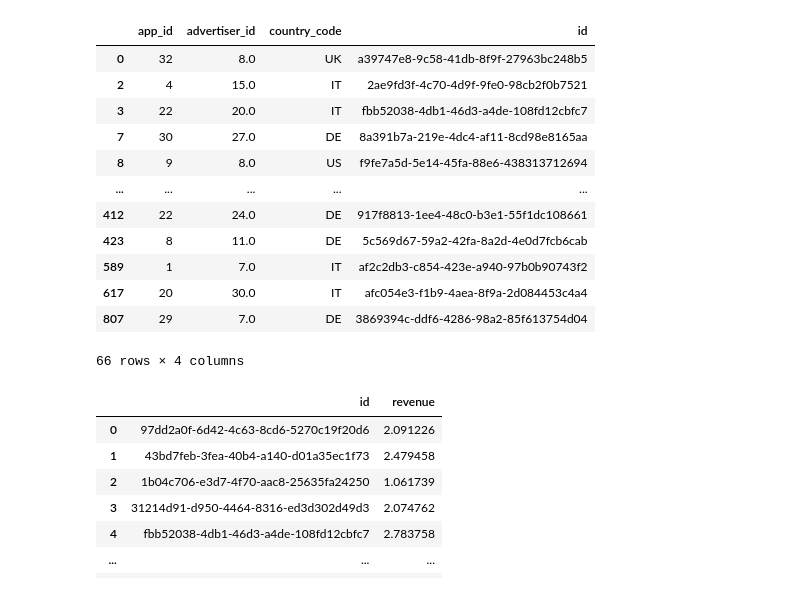
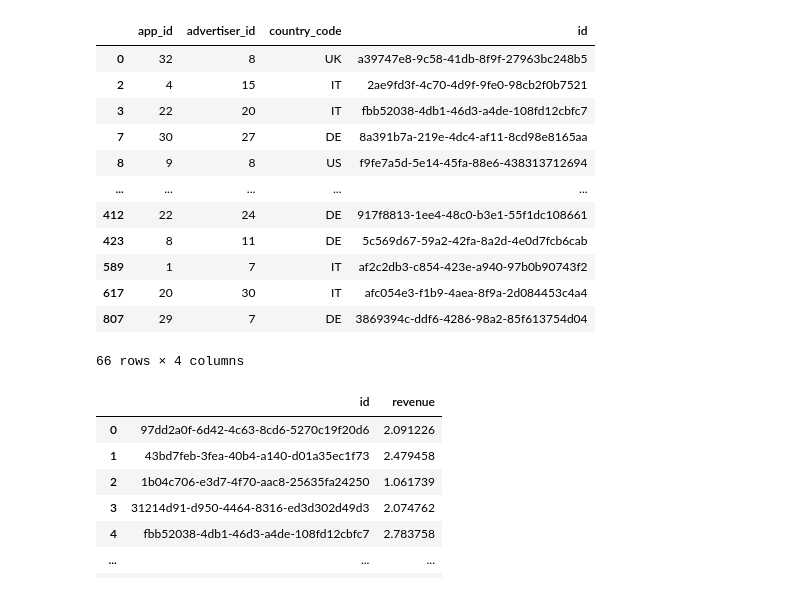
Before and after one commit to eyamini/Verve-Top-Advertisers, a Jupyter notebook: Merged.ipynb, the cells around one changed output. Cells and saved outputs as stored; diff of their text form; code cells hidden in the pictures.

```diff
--- a/Merged.ipynb
+++ b/Merged.ipynb
@@ -4,28 +4,28 @@ import numpy as np
 import scipy.stats as stats
 # %%
 impressions_path= "impressions.json"
-impressions_raw= pd.read_json(impressions_path)
+impressions= pd.read_json(impressions_path)
 
-impressions_raw.drop_duplicates(inplace=True)
+impressions.drop_duplicates(inplace=True)
 nan_value = float("NaN")
-impressions_raw.replace("", nan_value, inplace=True)
-impressions_raw.dropna(subset = ["country_code"], inplace=True)
-impressions = impressions_raw[impressions_raw["country_code" and "id"].str.contains("None" or "NaN")==False]
-impressions_raw = impressions_raw.astype({"app_id": int, "advertiser_id": int, "country_code": str, "id": str})
+impressions.replace("", nan_value, inplace=True)
+impressions.dropna(subset = ["country_code"], inplace=True)
+impressions = impressions[impressions["country_code" and "id"].str.contains("None" or "NaN")==False]
+impressions = impressions.astype({"app_id": int, "advertiser_id": int, "country_code": str, "id": str})
 impressions
 # %% [output]
 |  | app_id | advertiser_id | country_code | id |
-| 0 | 32 | 8.0 | UK | a39747e8-9c58-41db-8f9f-27963bc248b5 |
-| 2 | 4 | 15.0 | IT | 2ae9fd3f-4c70-4d9f-9fe0-98cb2f0b7521 |
-| 3 | 22 | 20.0 | IT | fbb52038-4db1-46d3-a4de-108fd12cbfc7 |
-| 7 | 30 | 27.0 | DE | 8a391b7a-219e-4dc4-af11-8cd98e8165aa |
-| 8 | 9 | 8.0 | US | f9fe7a5d-5e14-45fa-88e6-438313712694 |
+| 0 | 32 | 8 | UK | a39747e8-9c58-41db-8f9f-27963bc248b5 |
+| 2 | 4 | 15 | IT | 2ae9fd3f-4c70-4d9f-9fe0-98cb2f0b7521 |
+| 3 | 22 | 20 | IT | fbb52038-4db1-46d3-a4de-108fd12cbfc7 |
+| 7 | 30 | 27 | DE | 8a391b7a-219e-4dc4-af11-8cd98e8165aa |
+| 8 | 9 | 8 | US | f9fe7a5d-5e14-45fa-88e6-438313712694 |
 | ... | ... | ... | ... | ... |
-| 412 | 22 | 24.0 | DE | 917f8813-1ee4-48c0-b3e1-55f1dc108661 |
-| 423 | 8 | 11.0 | DE | 5c569d67-59a2-42fa-8a2d-4e0d7fcb6cab |
-| 589 | 1 | 7.0 | IT | af2c2db3-c854-423e-a940-97b0b90743f2 |
-| 617 | 20 | 30.0 | IT | afc054e3-f1b9-4aea-8f9a-2d084453c4a4 |
-| 807 | 29 | 7.0 | DE | 3869394c-ddf6-4286-98a2-85f613754d04 |
+| 412 | 22 | 24 | DE | 917f8813-1ee4-48c0-b3e1-55f1dc108661 |
+| 423 | 8 | 11 | DE | 5c569d67-59a2-42fa-8a2d-4e0d7fcb6cab |
+| 589 | 1 | 7 | IT | af2c2db3-c854-423e-a940-97b0b90743f2 |
+| 617 | 20 | 30 | IT | afc054e3-f1b9-4aea-8f9a-2d084453c4a4 |
+| 807 | 29 | 7 | DE | 3869394c-ddf6-4286-98a2-85f613754d04 |
 66 rows × 4 columns
 # %%
 clicks_path= "clicks.json"
```
Also changed, not shown: parts of 5 cells of this notebook.
